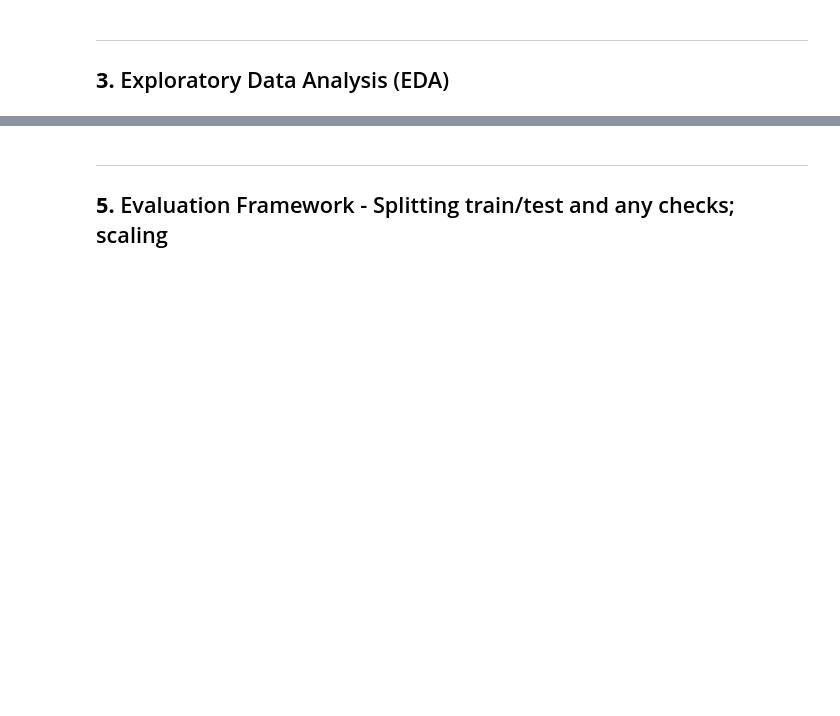
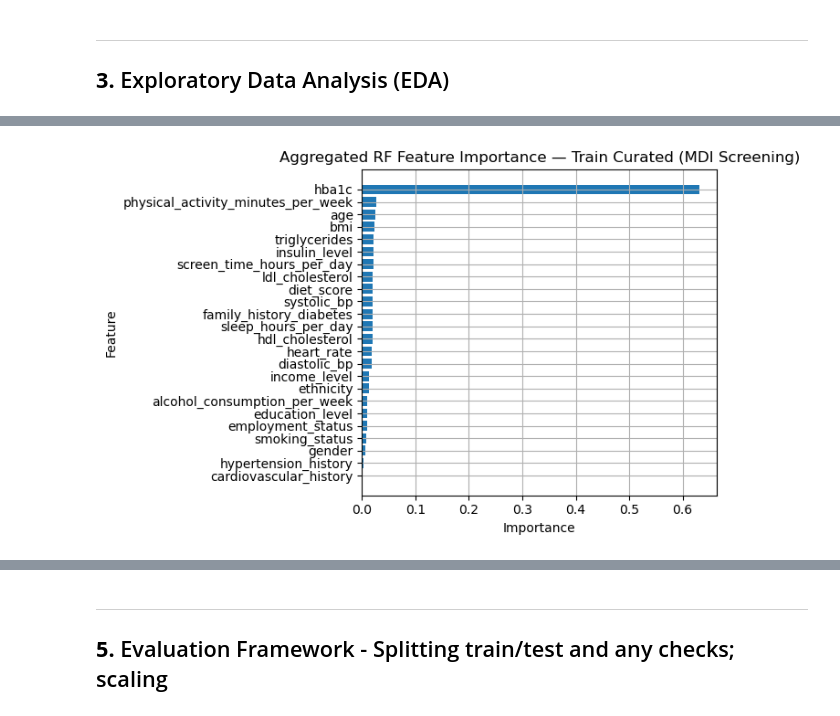
Before and after one commit to etoobian/diabetes-prediction-ds1, a Jupyter notebook: notebooks/diabetes_prediction.ipynb, the cells around one changed output, grey strips where cells are left out. Saved outputs shown, nothing was run; the diff lists cells and outputs as text; code cells hidden in the pictures; blank space fills up the shorter version.

Commit message:
FULL Reformat through RF for Var selection (EDA plots added later).

```diff
--- a/notebooks/diabetes_prediction.ipynb
+++ b/notebooks/diabetes_prediction.ipynb
@@ -299,0 +533,26 @@ We use feature importances to identify a smaller set of candidate predictors to
+# %%
+cat_cols = [c for c in sch.CATEGORICAL_COLS if c in train_curated_full.columns]
+
+num_cols = [
+    c
+    for c in (sch.NUMERIC_COLS + [c for c in sch.BINARY_COLS if c != sch.TARGET_COL])
+    if c in train_curated_full.columns
+]
+
+rf_model, rf_importance = mdl.fit_rf_feature_screening(
+    train_curated_full,
+    target_col=sch.TARGET_COL,
+    categorical_cols=cat_cols,
+    numeric_cols=num_cols,
+    random_state=SEED,
+    n_estimators=500,
+)
+# %%
+# Aggregate Importances across One-Hot Levels
+rf_importance_agg = mdl.aggregate_importance_by_feature(
+    rf_importance,
+    categorical_cols=sch.CATEGORICAL_COLS,
+)
+
+if VERBOSE:
+    display(rf_importance_agg)
@@ -299,0 +593,21 @@ We use feature importances to identify a smaller set of candidate predictors to
+# %%
+# Plot Aggregated Importance (all Predictors)
+top_n_all = len(rf_importance_agg)
+
+fig, ax = viz.plot_feature_importance_bar(
+    rf_importance_agg,
+    top_n=top_n_all,
+    title="Aggregated RF Feature Importance — Train Curated (MDI Screening)",
+)
+
+viz.finalize_fig(
+    fig,
+    save_path=(
+        (FIG_DIR / "rf_train_curated_feature_importance_aggregated.png")
+        if SAVE_FIGS
+        else None
+    ),
+    show=VERBOSE,
+)
+# %% [output]
+[figure, added]
```
Also changed, not shown: parts of 43 cells of this notebook, 17 other files.
